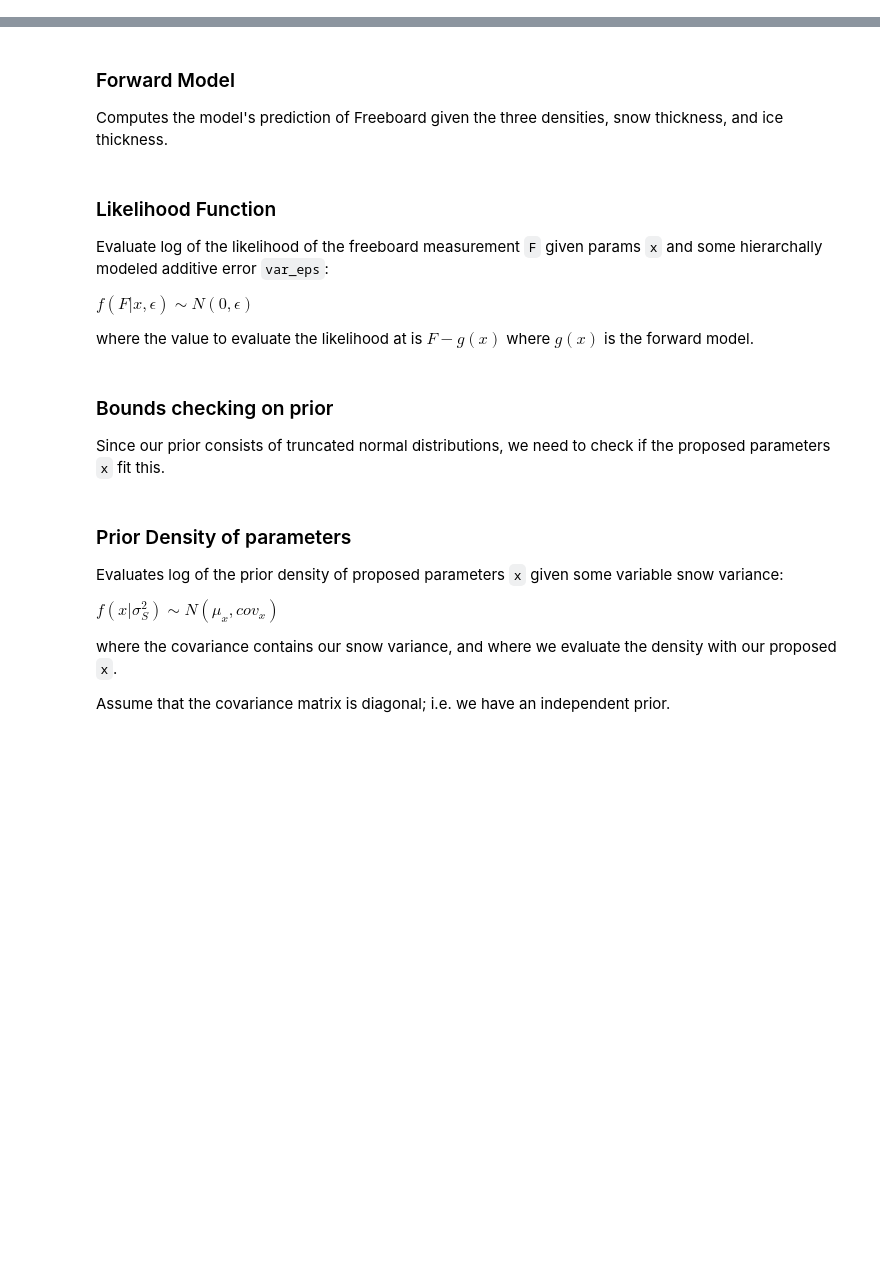
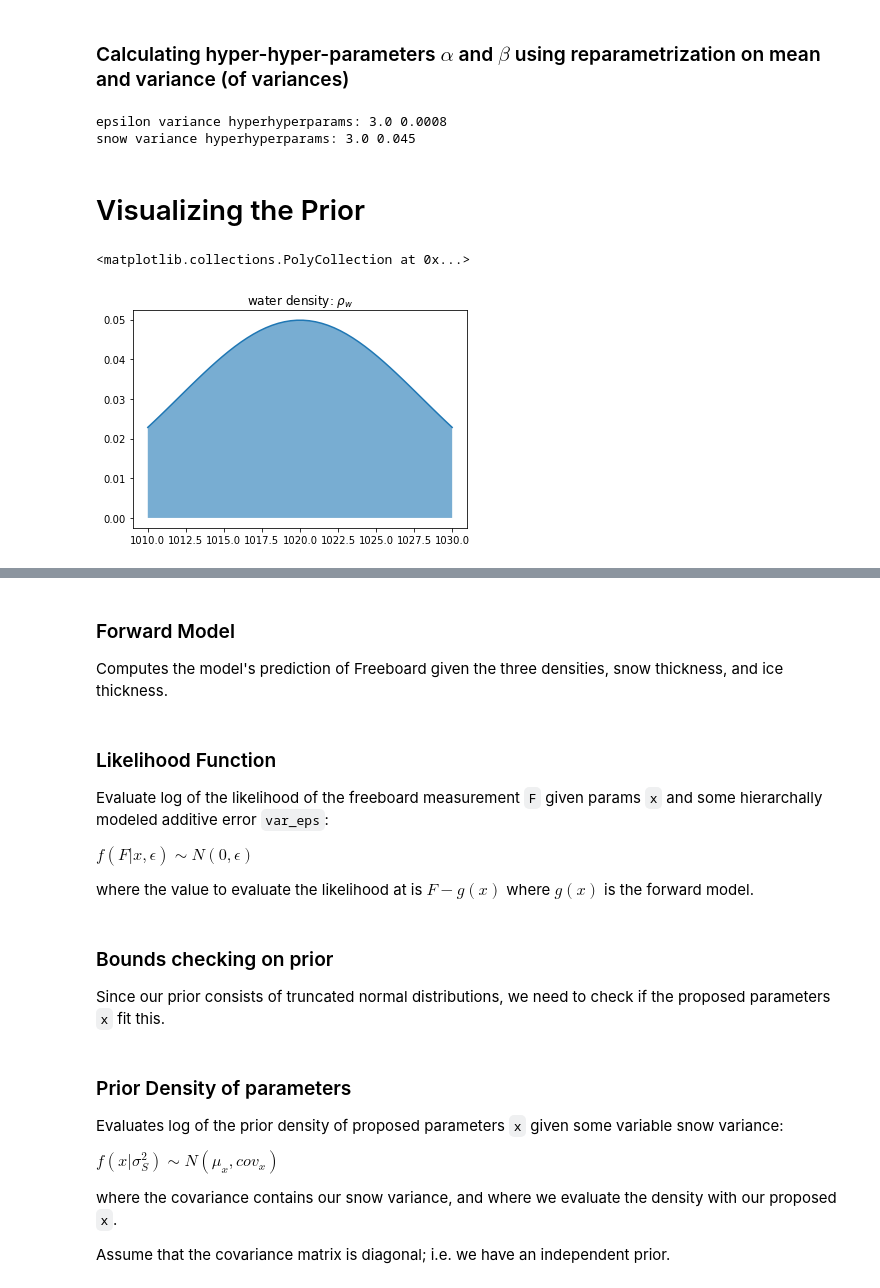
Before and after one commit to helianglen/bayesian-sea-ice, a Jupyter notebook: IceThickness.ipynb, the cells around one changed output, grey strips where cells are left out. Cells and saved outputs as stored; diff of their text form; code cells hidden in the pictures; blank space fills up the shorter version.

```diff
--- a/IceThickness.ipynb
+++ b/IceThickness.ipynb
@@ -40,0 +34,40 @@ beta_s = 0
+# %%
+# freeboard measurement
+F = 0.1
+
+# fixed variances
+var_rw = 8**2
+var_ri = 80**2
+var_rs = 100**2
+var_H = 2**2
+
+# fixed means
+mean_rw = 1020
+mean_ri = 910
+mean_rs = 300
+mean_H = 2 # from lecture
+mean_S = 0.15 # eyeballed estimate from NASA's CryoSat-2 website
+mu_x = np.array([mean_rw, mean_ri, mean_rs, mean_H, mean_S]) # combined into one mean vector
+
+# fixed upper and lower bounds on parameters
+rw_lb = 1010
+rw_ub = 1030
+ri_lb = 750
+ri_ub = 940
+rs_lb = 100
+rs_ub = 400
+H_lb = 0.1 # from lecture
+H_ub = 5 # from lecture
+S_lb = 0 # we cannot have negative snow, no upper bound since limited info
+
+# hyperparameter estimates
+estimate_sigma_eps = 0.02 # from Dr. Parno's suggestion
+estimate_sigma_S = mean_S # from CryoSat-2 website
+
+# reparametrized hyper-hyper-parameters using hyperparameter estimates
+mean_var_eps = estimate_sigma_eps**2
+var_var_eps = mean_var_eps**2
+mean_var_S = estimate_sigma_S**2
+var_var_S = mean_var_S**2
+# %% [markdown]
+### Calculating hyper-hyper-parameters $\alpha$ and $\beta$ using reparametrization on mean and variance (of variances)
@@ -40,0 +82,25 @@ beta_s = 0
+# %%
+ae, be = GetHyperHyperparams(mean_var_eps, var_var_eps)
+alpha_eps = float(ae)
+beta_eps = float(be)
+print('epsilon variance hyperhyperparams:', alpha_eps, beta_eps)
+
+aS, bS = GetHyperHyperparams(mean_var_S, var_var_S)
+alpha_S = float(aS)
+beta_S = float(bS)
+print('snow variance hyperhyperparams:', alpha_S, beta_S)
+# %% [output]
+epsilon variance hyperhyperparams: 3.0 0.0008
+snow variance hyperhyperparams: 3.0 0.045
+# %% [markdown]
+# Visualizing the Prior
+# %%
+# seawater density
+rws = np.linspace(rw_lb, rw_ub)
+rws_pdf = norm.pdf(rws, mean_rw, sqrt(var_rw))
+plt.plot(rws, rws_pdf)
+plt.title('water density: $\\rho_w$')
+plt.fill_between(rws, 0, rws_pdf, alpha=0.6)
+# %% [output]
+<matplotlib.collections.PolyCollection at 0x...>
+[figure, added]
```
Also changed, not shown: parts of 35 cells of this notebook.
